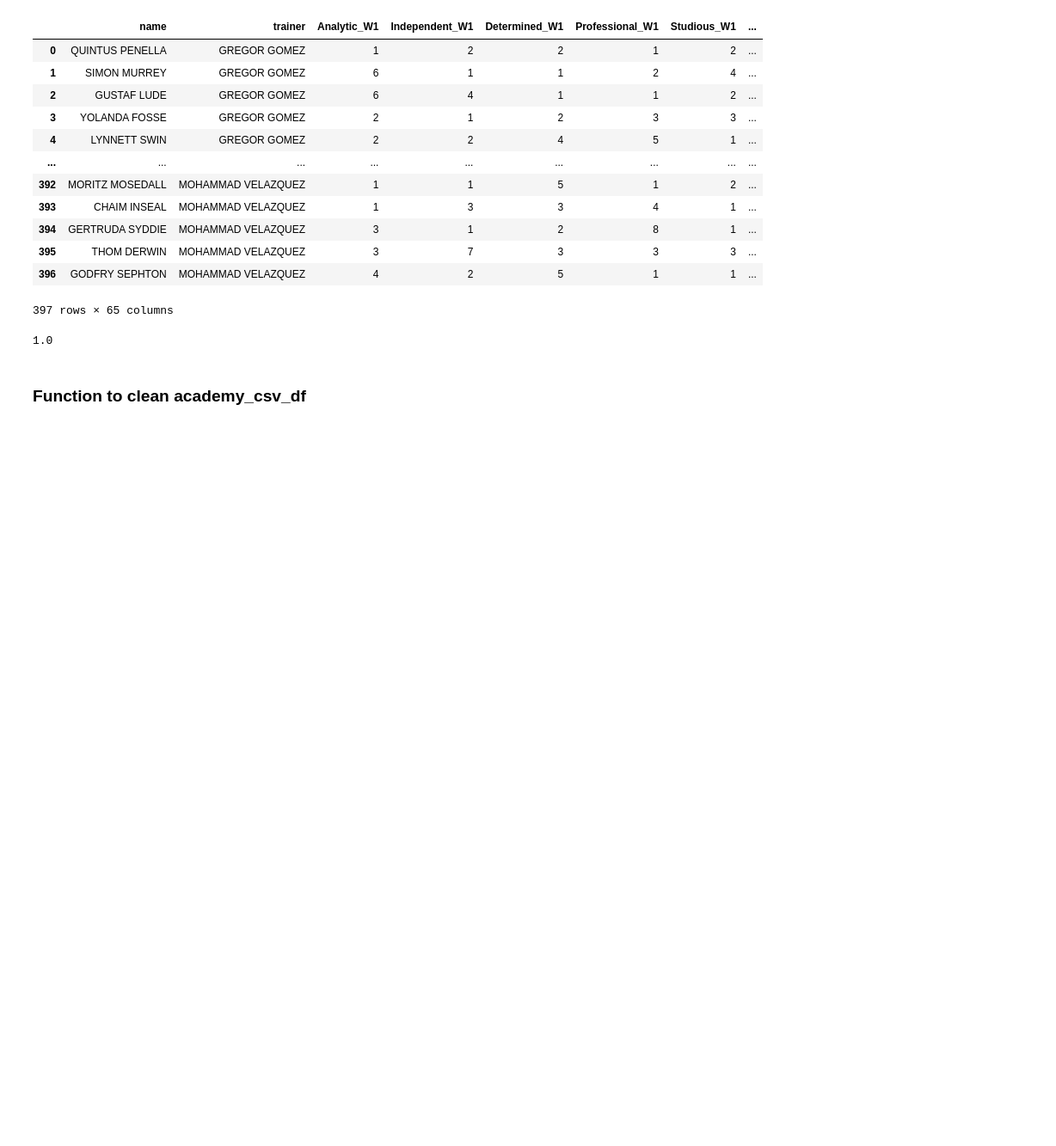
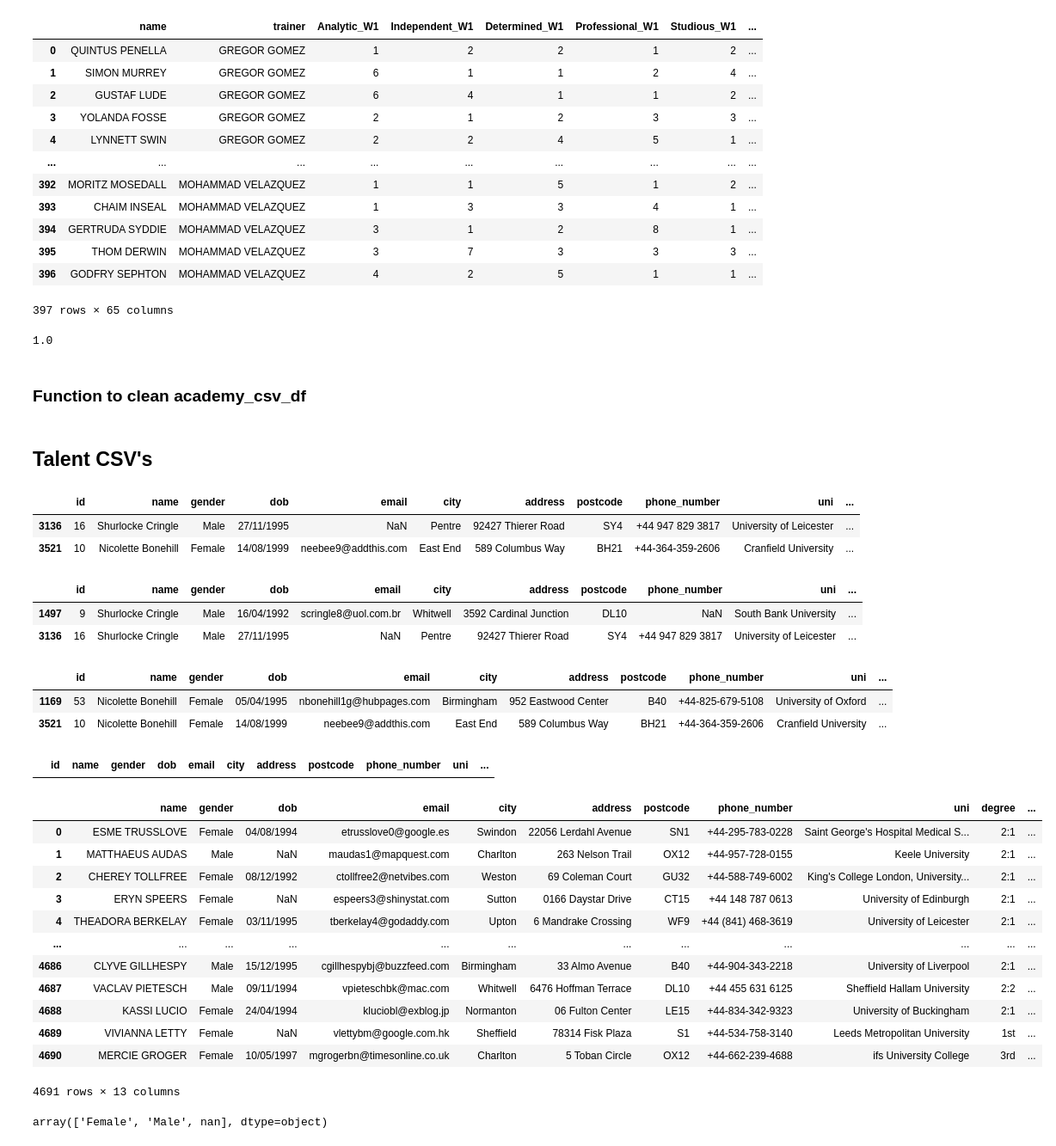
Before and after one commit to fyawil/etl_json_csv_txt_to_SQL_db, a Jupyter notebook: cleaning_dfs_exploration.ipynb, the cells around one changed output. Shown at 86% size. Drawn from its saved outputs; the diff is of its cells as text; code cells hidden in the pictures; blank space fills up the shorter version.

Commit message:
Explored and cleaned majority of talent csvs

```diff
--- a/cleaning_dfs_exploration.ipynb
+++ b/cleaning_dfs_exploration.ipynb
@@ -187,3 +187,60 @@ def clean_academy_csvs_df(df):
        'Analytic_W9', 'Independent_W9', 'Determined_W9', 'Professional_W9',
        'Studious_W9', 'Imaginative_W9', 'Analytic_W10', 'Independent_W10',
        'Determined_W10', 'Professional_W10', 'Studious_W10', 'Imaginative_W10']].astype(int, errors='ignore')
+# %% [markdown]
+## Talent CSV's
+# %%
+# Checking for duplicated names
+talent_csvs_df[talent_csvs_df['name'].duplicated() == True]
+# %% [output]
+|  | id | name | gender | dob | email | city | address | postcode | phone_number | uni | ... |
+| 3136 | 16 | Shurlocke Cringle | Male | 27/11/1995 | NaN | Pentre | 92427 Thierer Road | SY4 | +44 947 829 3817 | University of Leicester | ... |
+| 3521 | 10 | Nicolette Bonehill | Female | 14/08/1999 | neebee9@addthis.com | East End | 589 Columbus Way | BH21 | +44-364-359-2606 | Cranfield University | ... |
+# %%
+talent_csvs_df[talent_csvs_df['name'] == 'Shurlocke Cringle']
+
+# These two appear to have the same name but be two different people
+# %% [output]
+|  | id | name | gender | dob | email | city | address | postcode | phone_number | uni | ... |
+| 1497 | 9 | Shurlocke Cringle | Male | 16/04/1992 | scringle8@uol.com.br | Whitwell | 3592 Cardinal Junction | DL10 | NaN | South Bank University | ... |
+| 3136 | 16 | Shurlocke Cringle | Male | 27/11/1995 | NaN | Pentre | 92427 Thierer Road | SY4 | +44 947 829 3817 | University of Leicester | ... |
+# %%
+talent_csvs_df[talent_csvs_df['name'] == 'Nicolette Bonehill']
+
+# These two appear to have the same name but be two different people
+# %% [output]
+|  | id | name | gender | dob | email | city | address | postcode | phone_number | uni | ... |
+| 1169 | 53 | Nicolette Bonehill | Female | 05/04/1995 | nbonehill1g@hubpages.com | Birmingham | 952 Eastwood Center | B40 | +44-825-679-5108 | University of Oxford | ... |
+| 3521 | 10 | Nicolette Bonehill | Female | 14/08/1999 | neebee9@addthis.com | East End | 589 Columbus Way | BH21 | +44-364-359-2606 | Cranfield University | ... |
+# %%
+# Converting name column to upper case for consistency
+talent_csvs_df['name'] = talent_csvs_df['name'].str.strip().upper()
+# %%
+# Checking for Ely Kely in the dataframe (because a trainer Elly Kelly seemed to be misspelt as Ely Kely in the academy csvs)
+talent_csvs_df[talent_csvs_df['name'] == 'ELY KELY']
+# %% [output]
+|  | id | name | gender | dob | email | city | address | postcode | phone_number | uni | ... |
+# %%
+# Dropping the id column as it is not unique
+talent_csvs_df = talent_csvs_df.drop('id', axis=1)
+
+talent_csvs_df
+# %% [output]
+|  | name | gender | dob | email | city | address | postcode | phone_number | uni | degree | ... |
+| 0 | ESME TRUSSLOVE | Female | 04/08/1994 | etrusslove0@google.es | Swindon | 22056 Lerdahl Avenue | SN1 | +44-295-783-0228 | Saint George's Hospital Medical S... | 2:1 | ... |
+| 1 | MATTHAEUS AUDAS | Male | NaN | maudas1@mapquest.com | Charlton | 263 Nelson Trail | OX12 | +44-957-728-0155 | Keele University | 2:1 | ... |
+| 2 | CHEREY TOLLFREE | Female | 08/12/1992 | ctollfree2@netvibes.com | Weston | 69 Coleman Court | GU32 | +44-588-749-6002 | King's College London, University... | 2:1 | ... |
+| 3 | ERYN SPEERS | Female | NaN | espeers3@shinystat.com | Sutton | 0166 Daystar Drive | CT15 | +44 148 787 0613 | University of Edinburgh | 2:1 | ... |
+| 4 | THEADORA BERKELAY | Female | 03/11/1995 | tberkelay4@godaddy.com | Upton | 6 Mandrake Crossing | WF9 | +44 (841) 468-3619 | University of Leicester | 2:1 | ... |
+| ... | ... | ... | ... | ... | ... | ... | ... | ... | ... | ... | ... |
+| 4686 | CLYVE GILLHESPY | Male | 15/12/1995 | cgillhespybj@buzzfeed.com | Birmingham | 33 Almo Avenue | B40 | +44-904-343-2218 | University of Liverpool | 2:1 | ... |
+| 4687 | VACLAV PIETESCH | Male | 09/11/1994 | vpieteschbk@mac.com | Whitwell | 6476 Hoffman Terrace | DL10 | +44 455 631 6125 | Sheffield Hallam University | 2:2 | ... |
+| 4688 | KASSI LUCIO | Female | 24/04/1994 | kluciobl@exblog.jp | Normanton | 06 Fulton Center | LE15 | +44-834-342-9323 | University of Buckingham | 2:1 | ... |
+| 4689 | VIVIANNA LETTY | Female | NaN | vlettybm@google.com.hk | Sheffield | 78314 Fisk Plaza | S1 | +44-534-758-3140 | Leeds Metropolitan University | 1st | ... |
+| 4690 | MERCIE GROGER | Female | 10/05/1997 | mgrogerbn@timesonline.co.uk | Charlton | 5 Toban Circle | OX12 | +44-662-239-4688 | ifs University College | 3rd | ... |
+4691 rows × 13 columns
+# %%
+# Checking how many categories for Gender
+talent_csvs_df['gender'].unique()
+# %% [output]
+array(['Female', 'Male', nan], dtype=object)
```
Also changed, not shown: parts of 15 cells of this notebook, 1 other file.
